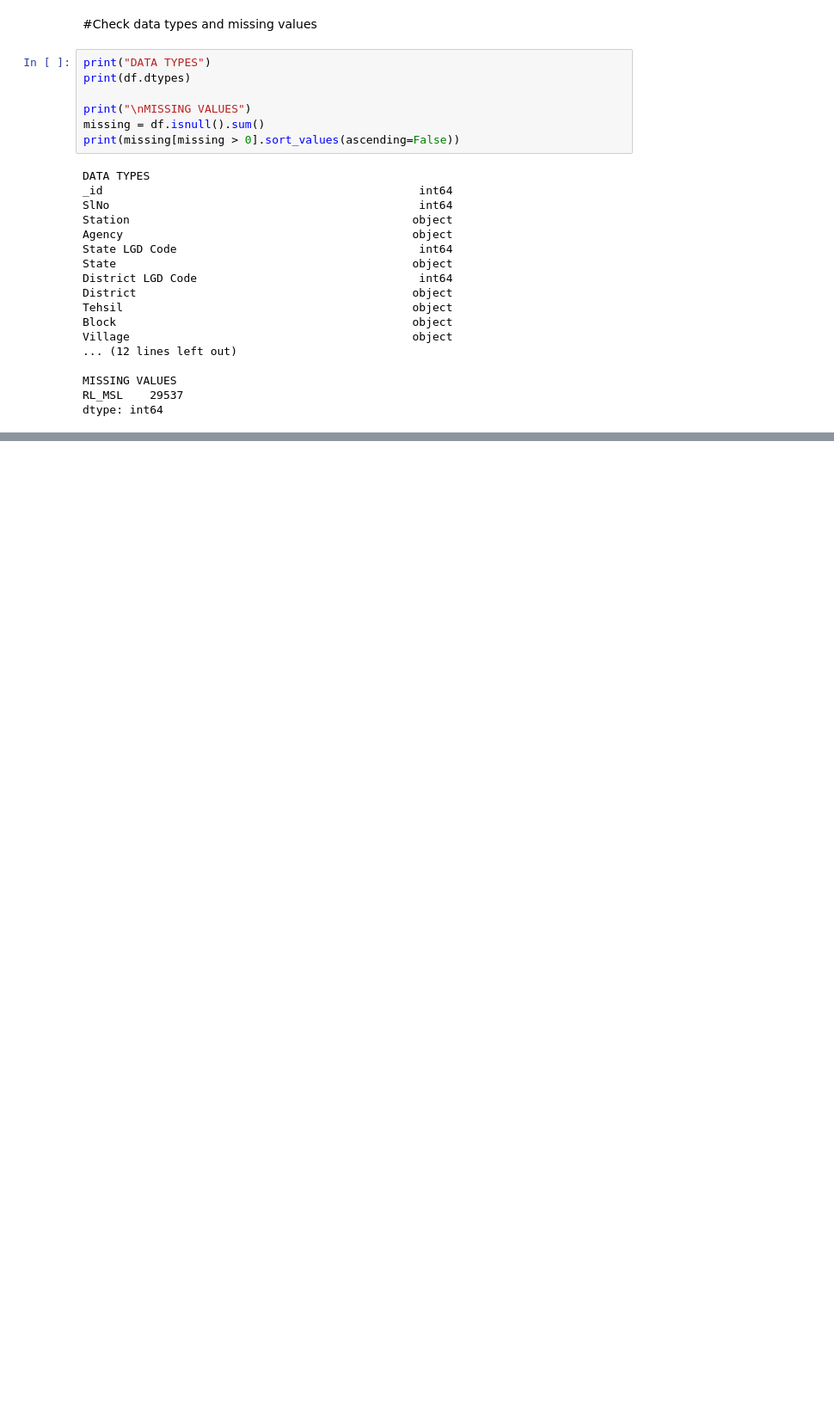
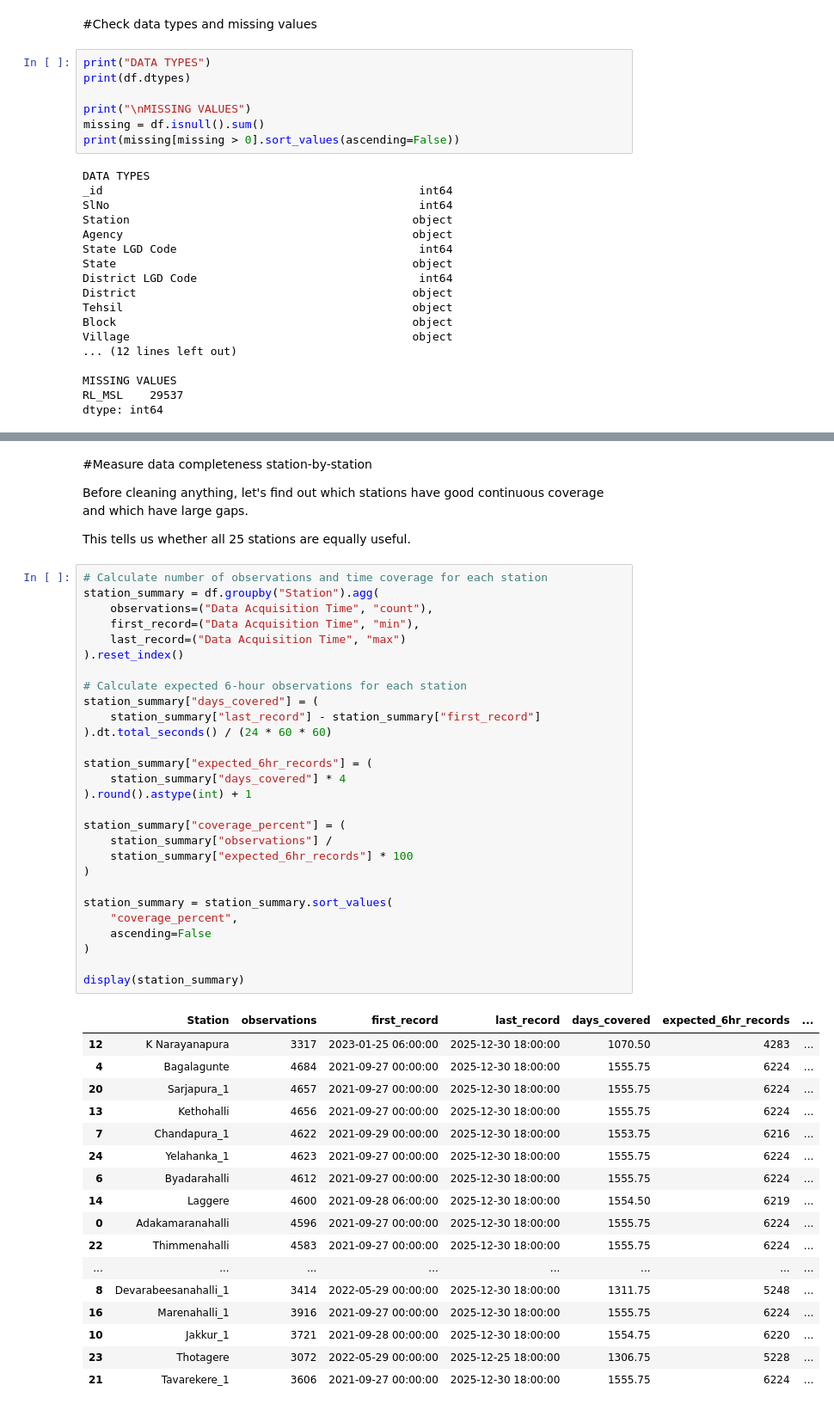
Before and after one commit to Koushik23R/groundwater-ai, a Jupyter notebook: notebooks/01_data_exploration.ipynb, the cells around one changed output, grey strips where cells are left out. Shown at 86% size. Drawn from its saved outputs; the diff is of its cells as text; blank space fills up the shorter version.

```diff
--- a/notebooks/01_data_exploration.ipynb
+++ b/notebooks/01_data_exploration.ipynb
@@ -77,0 +146,52 @@ dtype: int64
+# %% [markdown]
+#Measure data completeness station-by-station
+
+Before cleaning anything, let's find out which stations have good continuous coverage and which have large gaps.
+
+This tells us whether all 25 stations are equally useful.
+# %%
+# Calculate number of observations and time coverage for each station
+station_summary = df.groupby("Station").agg(
+    observations=("Data Acquisition Time", "count"),
+    first_record=("Data Acquisition Time", "min"),
+    last_record=("Data Acquisition Time", "max")
+).reset_index()
+
+# Calculate expected 6-hour observations for each station
+station_summary["days_covered"] = (
+    station_summary["last_record"] - station_summary["first_record"]
+).dt.total_seconds() / (24 * 60 * 60)
+
+station_summary["expected_6hr_records"] = (
+    station_summary["days_covered"] * 4
+).round().astype(int) + 1
+
+station_summary["coverage_percent"] = (
+    station_summary["observations"] /
+    station_summary["expected_6hr_records"] * 100
+)
+
+station_summary = station_summary.sort_values(
+    "coverage_percent",
+    ascending=False
+)
+
+display(station_summary)
+# %% [output]
+|  | Station | observations | first_record | last_record | days_covered | expected_6hr_records | ... |
+| 12 | K Narayanapura | 3317 | 2023-01-25 06:00:00 | 2025-12-30 18:00:00 | 1070.50 | 4283 | ... |
+| 4 | Bagalagunte | 4684 | 2021-09-27 00:00:00 | 2025-12-30 18:00:00 | 1555.75 | 6224 | ... |
+| 20 | Sarjapura_1 | 4657 | 2021-09-27 00:00:00 | 2025-12-30 18:00:00 | 1555.75 | 6224 | ... |
+| 13 | Kethohalli | 4656 | 2021-09-27 00:00:00 | 2025-12-30 18:00:00 | 1555.75 | 6224 | ... |
+| 7 | Chandapura_1 | 4622 | 2021-09-29 00:00:00 | 2025-12-30 18:00:00 | 1553.75 | 6216 | ... |
+| 24 | Yelahanka_1 | 4623 | 2021-09-27 00:00:00 | 2025-12-30 18:00:00 | 1555.75 | 6224 | ... |
+| 6 | Byadarahalli | 4612 | 2021-09-27 00:00:00 | 2025-12-30 18:00:00 | 1555.75 | 6224 | ... |
+| 14 | Laggere | 4600 | 2021-09-28 06:00:00 | 2025-12-30 18:00:00 | 1554.50 | 6219 | ... |
+| 0 | Adakamaranahalli | 4596 | 2021-09-27 00:00:00 | 2025-12-30 18:00:00 | 1555.75 | 6224 | ... |
+| 22 | Thimmenahalli | 4583 | 2021-09-27 00:00:00 | 2025-12-30 18:00:00 | 1555.75 | 6224 | ... |
+| ... | ... | ... | ... | ... | ... | ... | ... |
+| 8 | Devarabeesanahalli_1 | 3414 | 2022-05-29 00:00:00 | 2025-12-30 18:00:00 | 1311.75 | 5248 | ... |
+| 16 | Marenahalli_1 | 3916 | 2021-09-27 00:00:00 | 2025-12-30 18:00:00 | 1555.75 | 6224 | ... |
+| 10 | Jakkur_1 | 3721 | 2021-09-28 00:00:00 | 2025-12-30 18:00:00 | 1554.75 | 6220 | ... |
+| 23 | Thotagere | 3072 | 2022-05-29 00:00:00 | 2025-12-25 18:00:00 | 1306.75 | 5228 | ... |
+| 21 | Tavarekere_1 | 3606 | 2021-09-27 00:00:00 | 2025-12-30 18:00:00 | 1555.75 | 6224 | ... |
```
Also changed, not shown: parts of 6 cells of this notebook.
